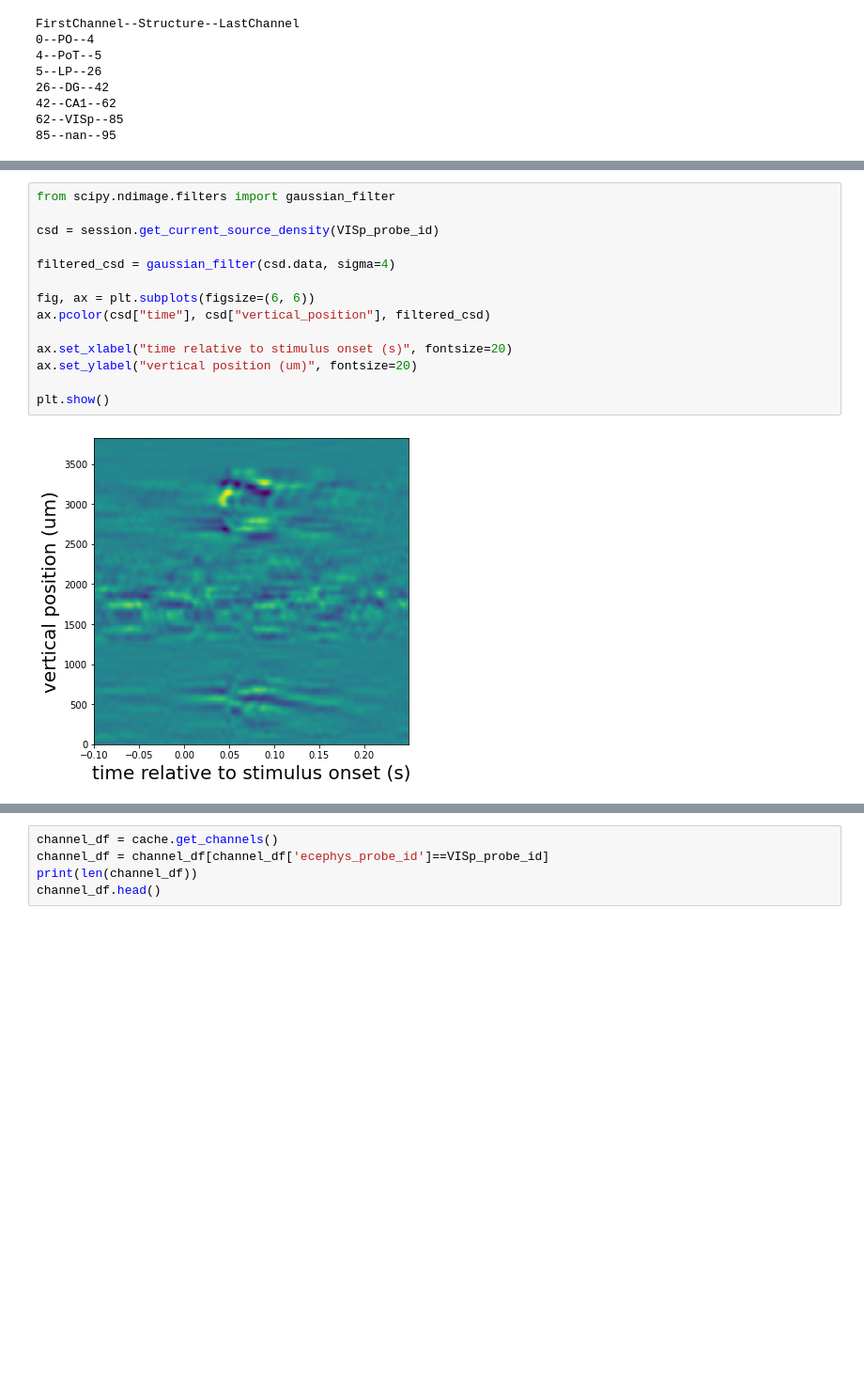
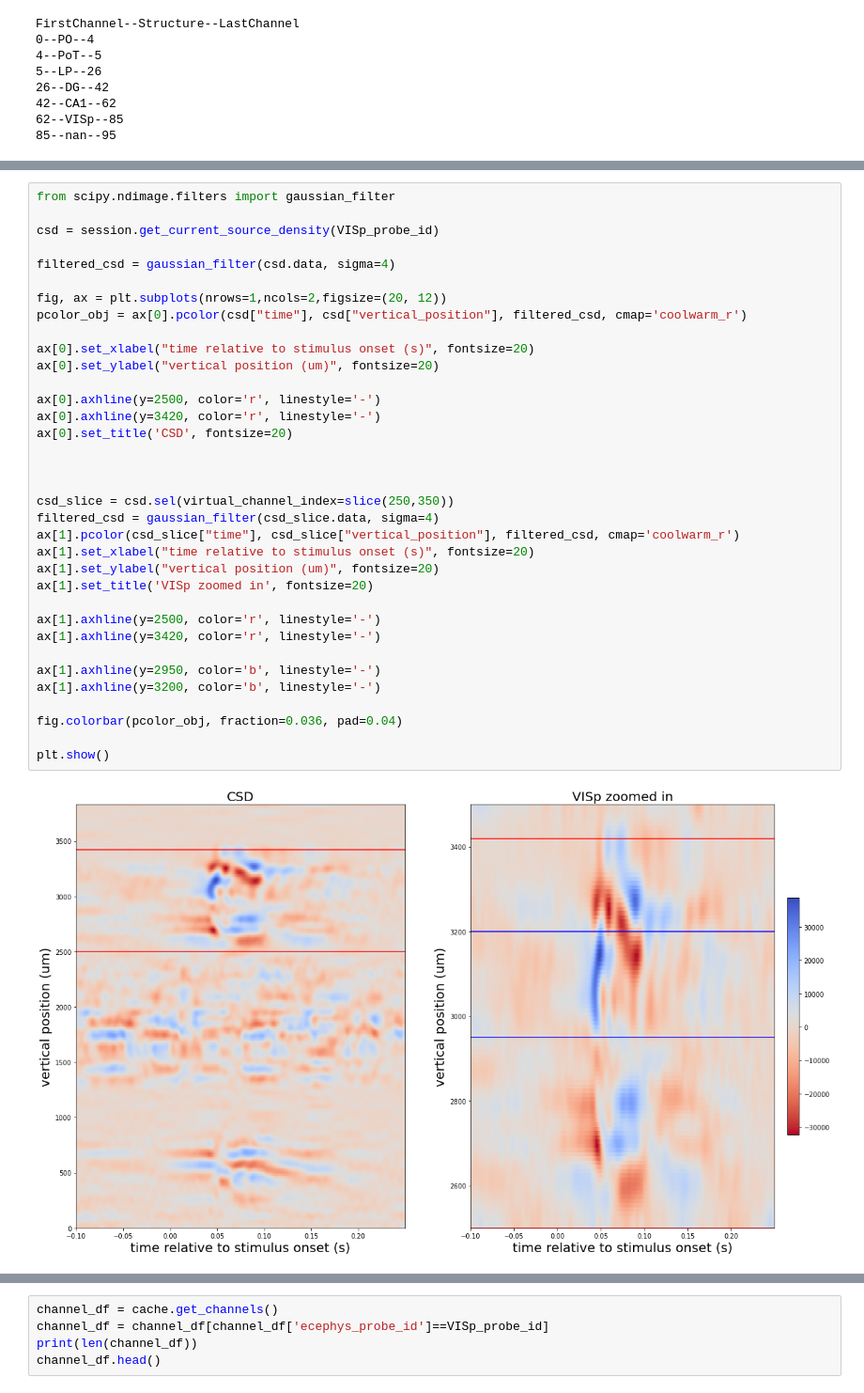
Before and after one commit to ikharitonov/allen-neuropixel-LFPs, a Jupyter notebook: session_715093703.ipynb, the cells around one changed output, grey strips where cells are left out. Shown at 94% size. Cells and saved outputs as stored; diff of their text form; blank space fills up the shorter version.

```diff
--- a/session_715093703.ipynb
+++ b/session_715093703.ipynb
@@ -196,16 +189,37 @@ plt.show()
 # %%
 from scipy.ndimage.filters import gaussian_filter
 
 csd = session.get_current_source_density(VISp_probe_id)
 
 filtered_csd = gaussian_filter(csd.data, sigma=4)
 
-fig, ax = plt.subplots(figsize=(6, 6))
-ax.pcolor(csd["time"], csd["vertical_position"], filtered_csd)
+fig, ax = plt.subplots(nrows=1,ncols=2,figsize=(20, 12))
+pcolor_obj = ax[0].pcolor(csd["time"], csd["vertical_position"], filtered_csd, cmap='coolwarm_r')
 
-ax.set_xlabel("time relative to stimulus onset (s)", fontsize=20)
-ax.set_ylabel("vertical position (um)", fontsize=20)
+ax[0].set_xlabel("time relative to stimulus onset (s)", fontsize=20)
+ax[0].set_ylabel("vertical position (um)", fontsize=20)
+
+ax[0].axhline(y=2500, color='r', linestyle='-')
+ax[0].axhline(y=3420, color='r', linestyle='-')
+ax[0].set_title('CSD', fontsize=20)
+
+
+
+csd_slice = csd.sel(virtual_channel_index=slice(250,350))
+filtered_csd = gaussian_filter(csd_slice.data, sigma=4)
+ax[1].pcolor(csd_slice["time"], csd_slice["vertical_position"], filtered_csd, cmap='coolwarm_r')
+ax[1].set_xlabel("time relative to stimulus onset (s)", fontsize=20)
+ax[1].set_ylabel("vertical position (um)", fontsize=20)
+ax[1].set_title('VISp zoomed in', fontsize=20)
+
+ax[1].axhline(y=2500, color='r', linestyle='-')
+ax[1].axhline(y=3420, color='r', linestyle='-')
+
+ax[1].axhline(y=2950, color='b', linestyle='-')
+ax[1].axhline(y=3200, color='b', linestyle='-')
+
+fig.colorbar(pcolor_obj, fraction=0.036, pad=0.04)
 
 plt.show()
 # %% [output]
-[figure, old version]
+[figure, new version]
```
Also changed, not shown: parts of 14 cells of this notebook, 1 other file.
